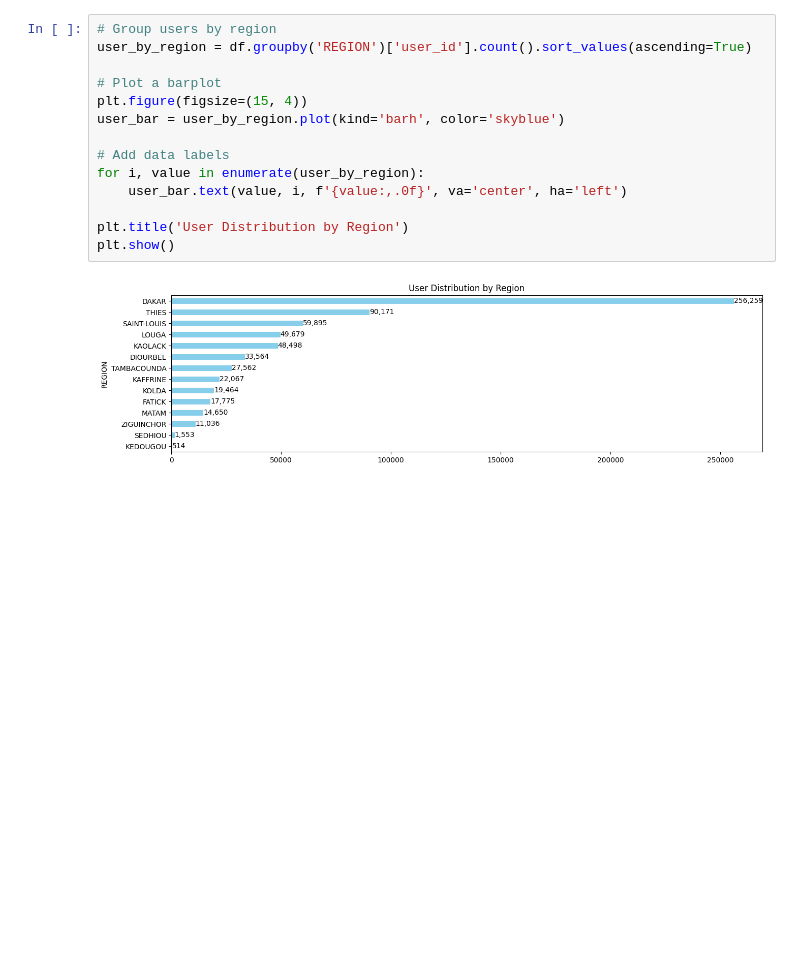
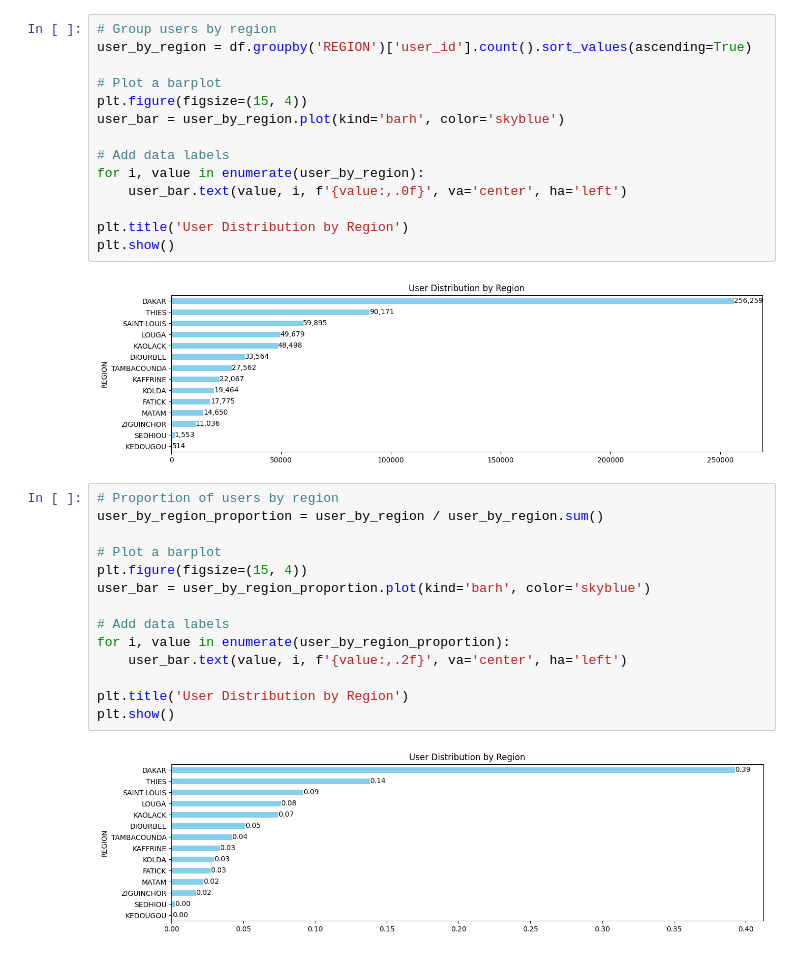
Before and after one commit to murithidenisgitobu/Customer-Churn-Prediction-Challenge-For-Azubian, a Jupyter notebook: Notebook/Notebook.ipynb, the cells around one changed output. Cells and saved outputs as stored; diff of their text form; blank space fills up the shorter version.

```diff
--- a/Notebook/Notebook.ipynb
+++ b/Notebook/Notebook.ipynb
@@ -296,5 +296,21 @@ plt.title('User Distribution by Region')
 plt.show()
 # %% [output]
 [figure]
+# %%
+# Proportion of users by region
+user_by_region_proportion = user_by_region / user_by_region.sum()
+
+# Plot a barplot
+plt.figure(figsize=(15, 4))
+user_bar = user_by_region_proportion.plot(kind='barh', color='skyblue')
+
+# Add data labels
+for i, value in enumerate(user_by_region_proportion):
+    user_bar.text(value, i, f'{value:,.2f}', va='center', ha='left')
+
+plt.title('User Distribution by Region')
+plt.show()
+# %% [output]
+[figure, added]
 # %%
 # Group users by tenure
```
Also changed, not shown: parts of 4 cells of this notebook.
